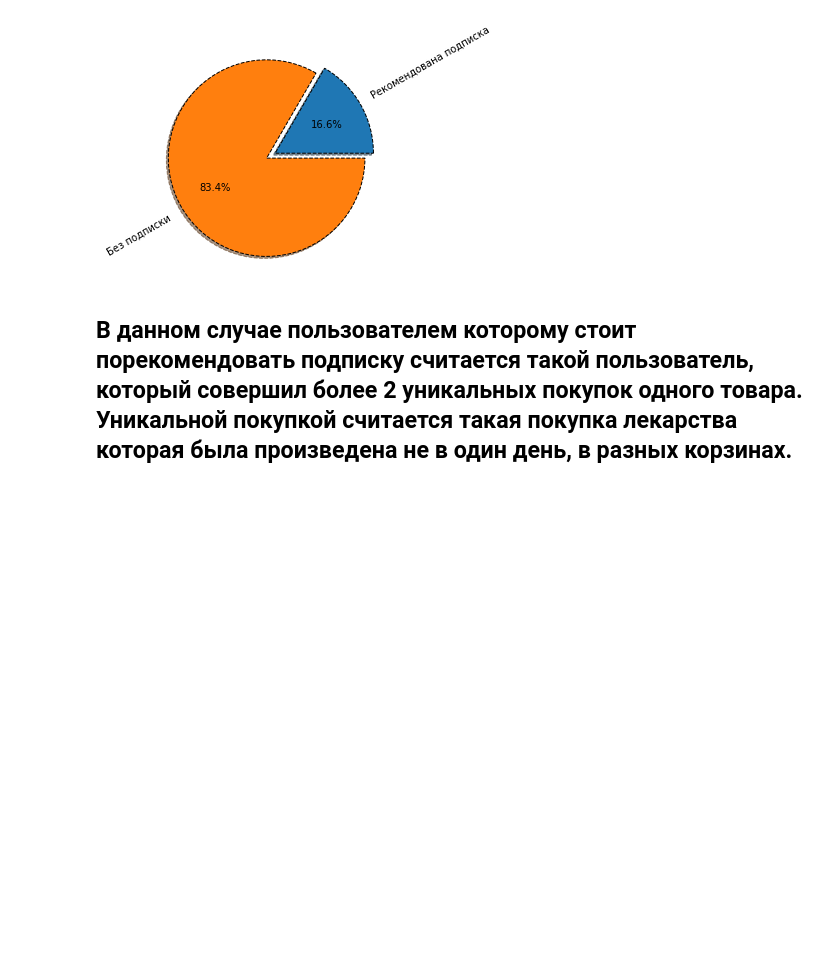
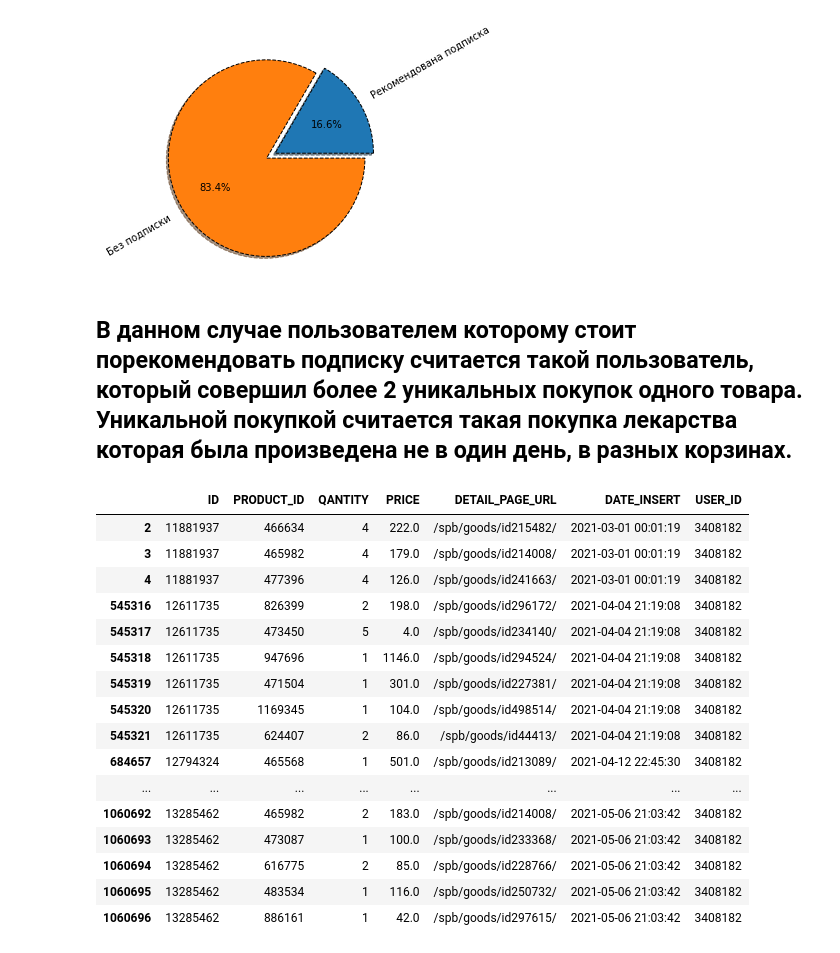
Before and after one commit to StalkerVrk/EAPTEKA_HACK, a Jupyter notebook: analysdata.ipynb, the cells around one changed output. Cells and saved outputs as stored; diff of their text form; code cells hidden in the pictures; blank space fills up the shorter version.

```diff
--- a/analysdata.ipynb
+++ b/analysdata.ipynb
@@ -191,0 +228,21 @@ ax.axis("equal")
+# %%
+df = gbbuys.get_group(3408182)
+df
+# %% [output]
+|  | ID | PRODUCT_ID | QANTITY | PRICE | DETAIL_PAGE_URL | DATE_INSERT | USER_ID |
+| 2 | 11881937 | 466634 | 4 | 222.0 | /spb/goods/id215482/ | 2021-03-01 00:01:19 | 3408182 |
+| 3 | 11881937 | 465982 | 4 | 179.0 | /spb/goods/id214008/ | 2021-03-01 00:01:19 | 3408182 |
+| 4 | 11881937 | 477396 | 4 | 126.0 | /spb/goods/id241663/ | 2021-03-01 00:01:19 | 3408182 |
+| 545316 | 12611735 | 826399 | 2 | 198.0 | /spb/goods/id296172/ | 2021-04-04 21:19:08 | 3408182 |
+| 545317 | 12611735 | 473450 | 5 | 4.0 | /spb/goods/id234140/ | 2021-04-04 21:19:08 | 3408182 |
+| 545318 | 12611735 | 947696 | 1 | 1146.0 | /spb/goods/id294524/ | 2021-04-04 21:19:08 | 3408182 |
+| 545319 | 12611735 | 471504 | 1 | 301.0 | /spb/goods/id227381/ | 2021-04-04 21:19:08 | 3408182 |
+| 545320 | 12611735 | 1169345 | 1 | 104.0 | /spb/goods/id498514/ | 2021-04-04 21:19:08 | 3408182 |
+| 545321 | 12611735 | 624407 | 2 | 86.0 | /spb/goods/id44413/ | 2021-04-04 21:19:08 | 3408182 |
+| 684657 | 12794324 | 465568 | 1 | 501.0 | /spb/goods/id213089/ | 2021-04-12 22:45:30 | 3408182 |
+| ... | ... | ... | ... | ... | ... | ... | ... |
+| 1060692 | 13285462 | 465982 | 2 | 183.0 | /spb/goods/id214008/ | 2021-05-06 21:03:42 | 3408182 |
+| 1060693 | 13285462 | 473087 | 1 | 100.0 | /spb/goods/id233368/ | 2021-05-06 21:03:42 | 3408182 |
+| 1060694 | 13285462 | 616775 | 2 | 85.0 | /spb/goods/id228766/ | 2021-05-06 21:03:42 | 3408182 |
+| 1060695 | 13285462 | 483534 | 1 | 116.0 | /spb/goods/id250732/ | 2021-05-06 21:03:42 | 3408182 |
+| 1060696 | 13285462 | 886161 | 1 | 42.0 | /spb/goods/id297615/ | 2021-05-06 21:03:42 | 3408182 |
```
Also changed, not shown: parts of 12 cells of this notebook.
